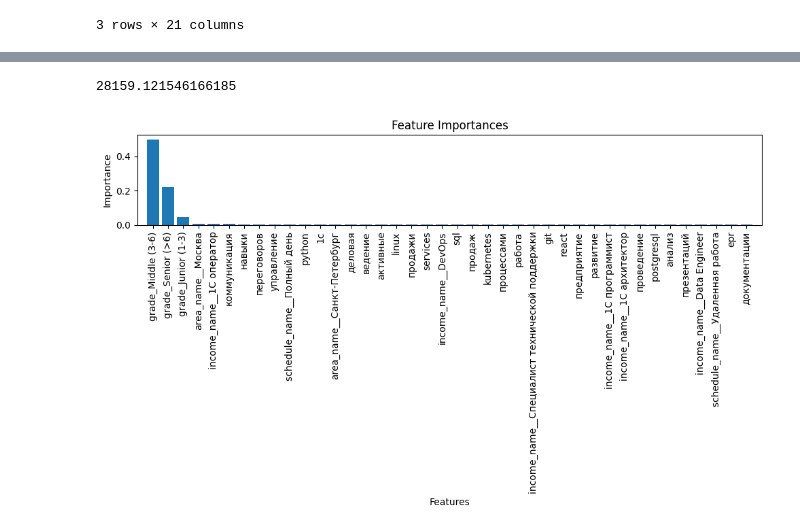
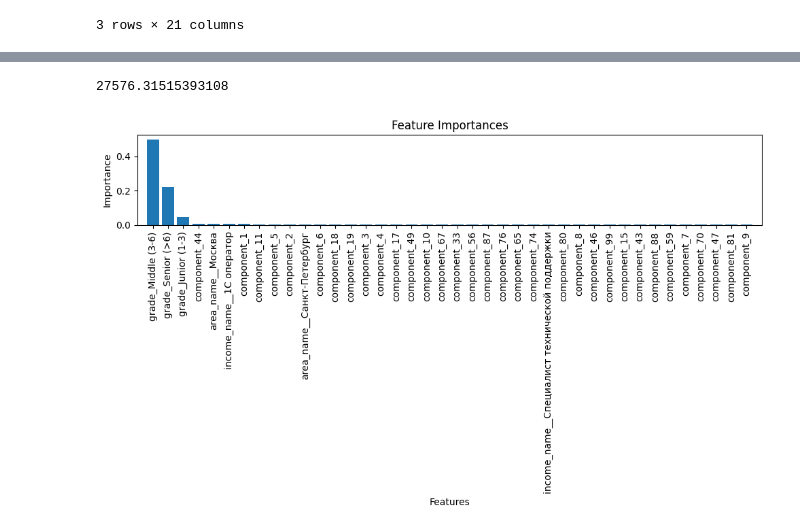
Before and after one commit to LadHrAnalytics/ML_HR, a Jupyter notebook: Notebooks/dataset_cleaning.ipynb, the cells around one changed output, grey strips where cells are left out. Drawn from its saved outputs; the diff is of its cells as text; code cells hidden in the pictures.

Commit message:
FIx vectorizer. Demo predictions

```diff
--- a/Notebooks/dataset_cleaning.ipynb
+++ b/Notebooks/dataset_cleaning.ipynb
@@ -287,11 +287,10 @@ def process_skills(df: pd.DataFrame, freq_cutoff: int = 100, add_unprocessed = F
                                       ], axis = 1)
     return df_processed
 
-
 def vectorize_PCA_skills(df: pd.DataFrame, n_components: int = 100, PCA_enable: bool = True, add_unprocessed = False) -> pd.DataFrame:
     df_vect = df.copy()
-    if add_unprocessed:
-        vectorizer = TfidfVectorizer(tokenizer=lambda x: x.split(', '))
+    if not add_unprocessed:
+        vectorizer = TfidfVectorizer(analyzer=lambda x: x)
     else:
         df_vect['skills_plus'] = df_vect['skills_plus'].apply(lambda x: ' '.join(x))
         vectorizer = TfidfVectorizer()
@@ -299,11 +298,11 @@ def vectorize_PCA_skills(df: pd.DataFrame, n_components: int = 100, PCA_enable:
     display(vectorizer)
     skills_tfidf = vectorizer.fit_transform(df_vect['skills_plus'])
     skills_df = pd.DataFrame(skills_tfidf.toarray(), columns=vectorizer.get_feature_names_out())
-    display(skills_df)
     df_vect = df_vect.reset_index()
 
     if PCA_enable:
         pca = PCA(n_components)
+        display(pca)
         skills_pca = pca.fit_transform(skills_df)
         skills_pca_df = pd.DataFrame(skills_pca, columns=[f'component_{i+1}' for i in range(skills_pca.shape[1])])
         df_merged = pd.concat([df_vect, skills_pca_df], axis=1)
@@ -396,7 +395,7 @@ def get_preprocess_pipeline(params: PreprocessParams) -> Pipeline:
 pipeline_preprocess: Pipeline = get_preprocess_pipeline(PreprocessParams(WITH_SKILLS=True,
                                                                         WITH_GRADE=True,
                                                                         WITH_AREA=True,
-                                                                        IS_PCA_ENABLE=False))
+                                                                        IS_PCA_ENABLE=True))
 
 df_after_preprocess: pd.DataFrame = pipeline_preprocess.fit_transform(df_original).astype(float)
 # %% [output]
@@ -632,8 +619,10 @@ def train(data, estimator, n_top_features=40):
     plt.ylabel('Importance')
     plt.tight_layout()
     plt.show()
+
+    return estimator
 # %%
-train(df_after_preprocess, RandomForestRegressor(n_jobs=-1, random_state=RANDOM_STATE))
+pretrained_model = train(df_after_preprocess, RandomForestRegressor(n_jobs=-1, random_state=RANDOM_STATE))
 # %% [output]
-28159.121546166185
+27576.31515393108
-[figure, old version]
+[figure, new version]
```
Also changed, not shown: parts of 7 cells of this notebook.
